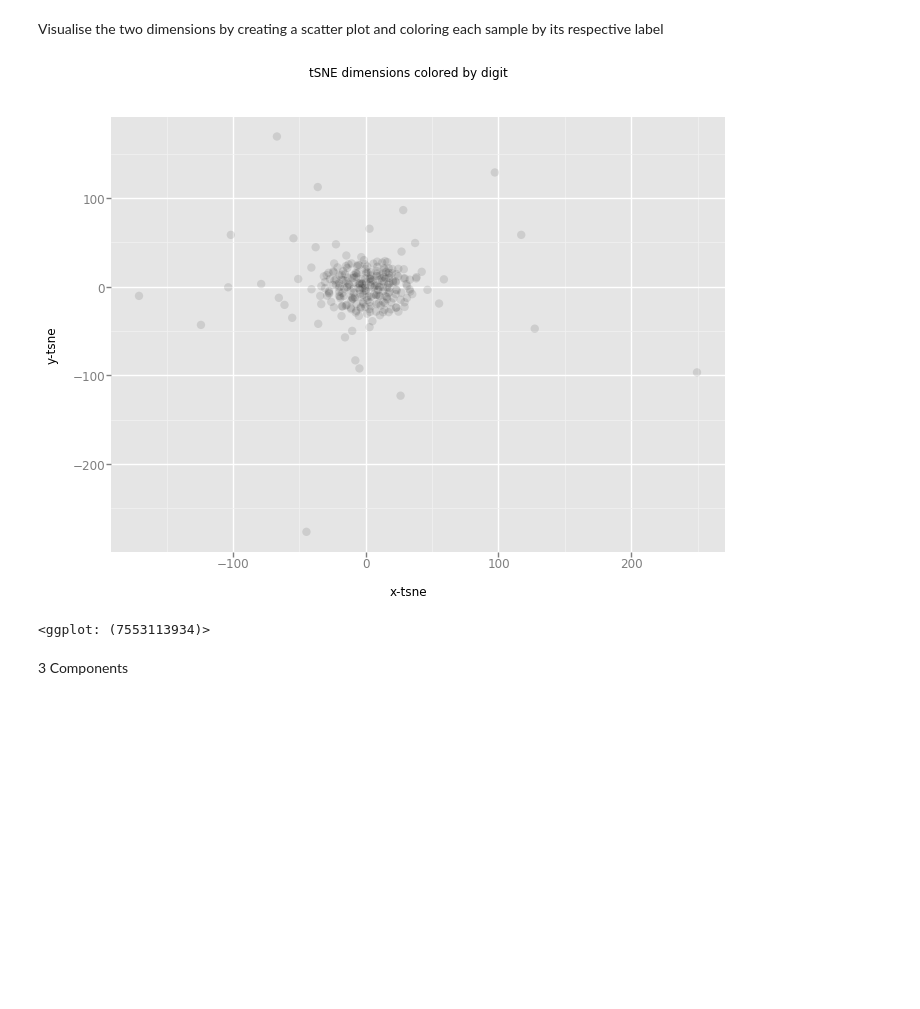
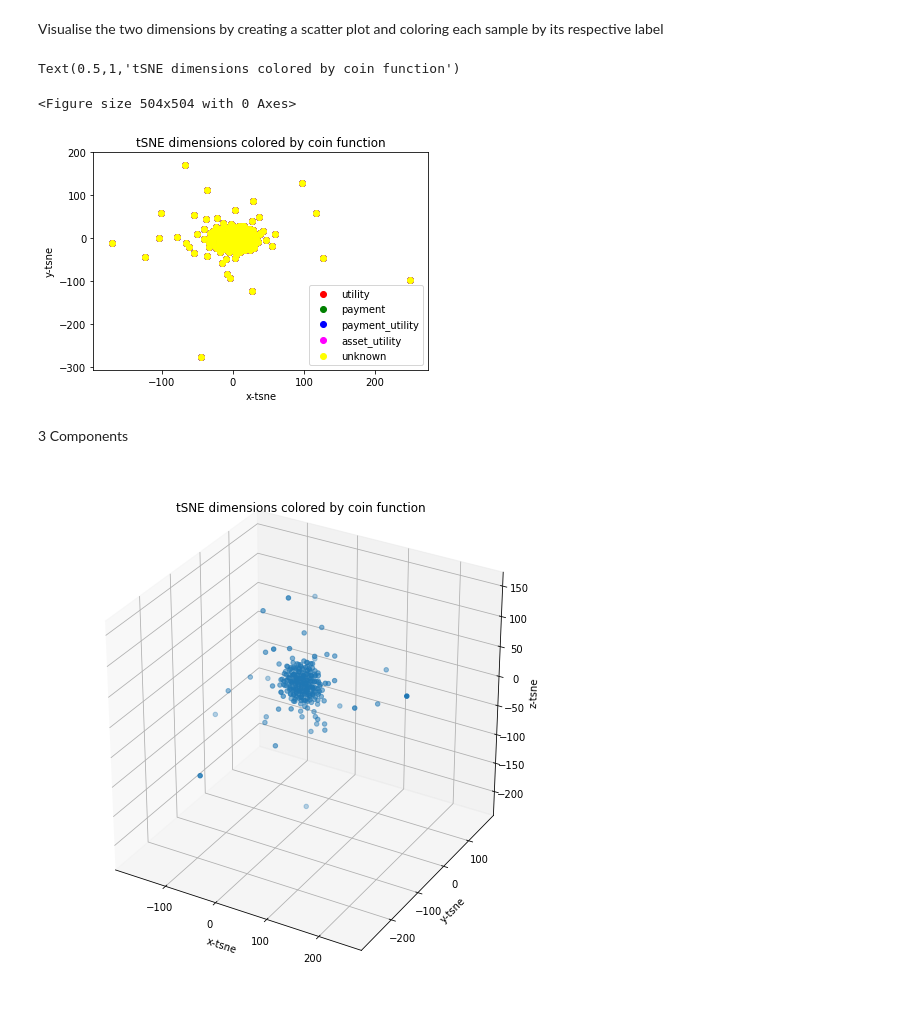
Before and after one commit to isatobo/it_prophet_quickstart, a Jupyter notebook: PCA_tSNE_GithubFeatures/star_count.ipynb, the cells around one changed output. Saved outputs shown, nothing was run; the diff lists cells and outputs as text; code cells hidden in the pictures; blank space fills up the shorter version.

```diff
--- a/PCA_tSNE_GithubFeatures/star_count.ipynb
+++ b/PCA_tSNE_GithubFeatures/star_count.ipynb
@@ -170,15 +172,3 @@ chart
 ## Plot t-SNE
 # %% [markdown]
 Visualise the two dimensions by creating a scatter plot and coloring each sample by its respective label
-# %%
-df_tsne = feature_df.copy()
-df_tsne['x-tsne'] = tsne_results[:,0]
-df_tsne['y-tsne'] = tsne_results[:,1]
-
-chart = ggplot( df_tsne, aes(x='x-tsne', y='y-tsne') ) \
-        + geom_point(size=70,alpha=0.1) \
-        + ggtitle("tSNE dimensions colored by digit")
-chart
-# %% [output]
-[figure, removed]
-<ggplot: (7553113934)>
@@ -194,2 +175,16 @@ chart
+# %%
+fig, ax = plt.subplots(1,1)
+for label, color in label_color_dict.items():
+    ax.scatter(tsne_results[:,0], tsne_results[:,1],
+            color=color, label=label)
+
+ax.legend(loc='best')
+plt.xlabel("x-tsne")
+plt.ylabel("y-tsne")
+plt.title("tSNE dimensions colored by coin function")
+# %% [output]
+Text(0.5,1,'tSNE dimensions colored by coin function')
+<Figure size 504x504 with 0 Axes>
+[figure, added]
 # %% [markdown]
 3 Components
@@ -204,0 +191,14 @@ chart
+# %%
+fig = pyplot.figure(figsize=(7,7))
+ax = Axes3D(fig)
+
+#ax.scatter(tsne_results[:,0], tsne_results[:,1], tsne_results[:,2],c=cvec, edgecolor='', alpha=0.5)
+ax.scatter(tsne_results[:,0], tsne_results[:,1], tsne_results[:,2])
+ax.set_xlabel("x-tsne")
+ax.set_ylabel("y-tsne")
+ax.set_zlabel("z-tsne")
+plt.title("tSNE dimensions colored by coin function")
+
+pyplot.show()
+# %% [output]
+[figure, added]
```
Also changed, not shown: parts of 10 cells of this notebook.
